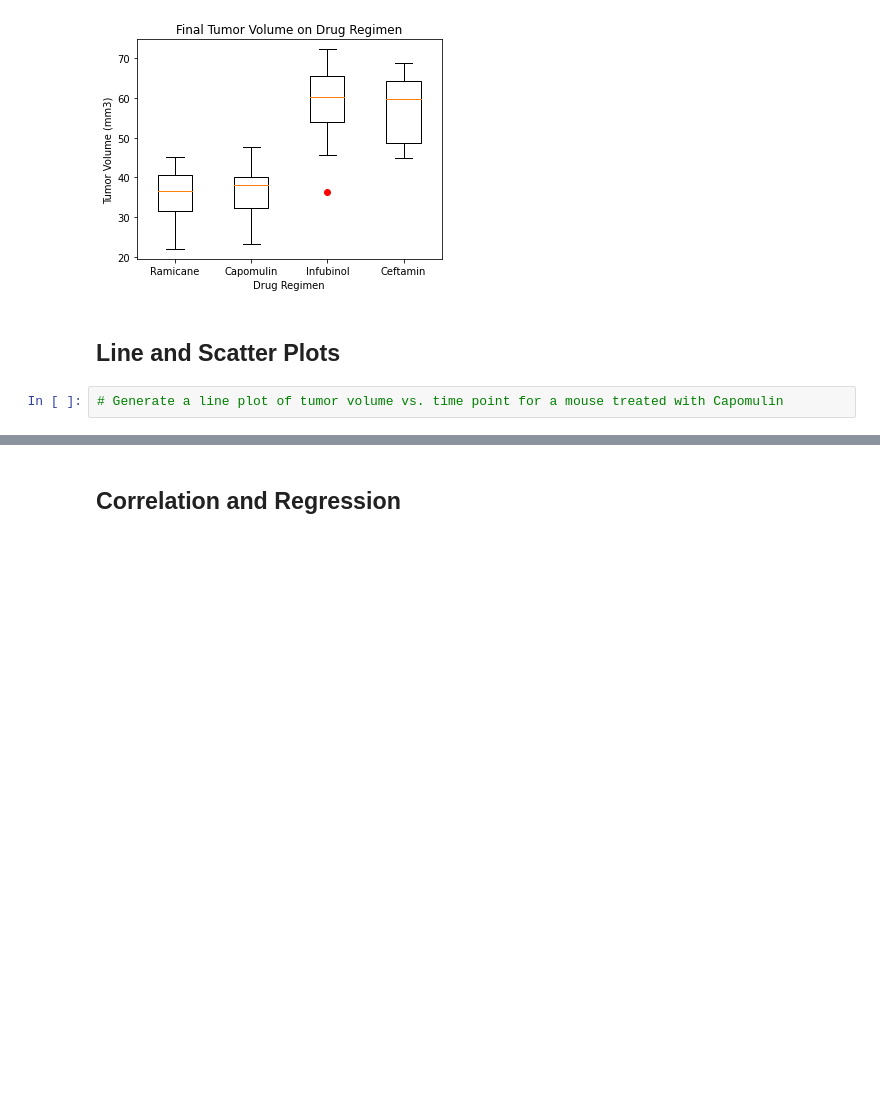
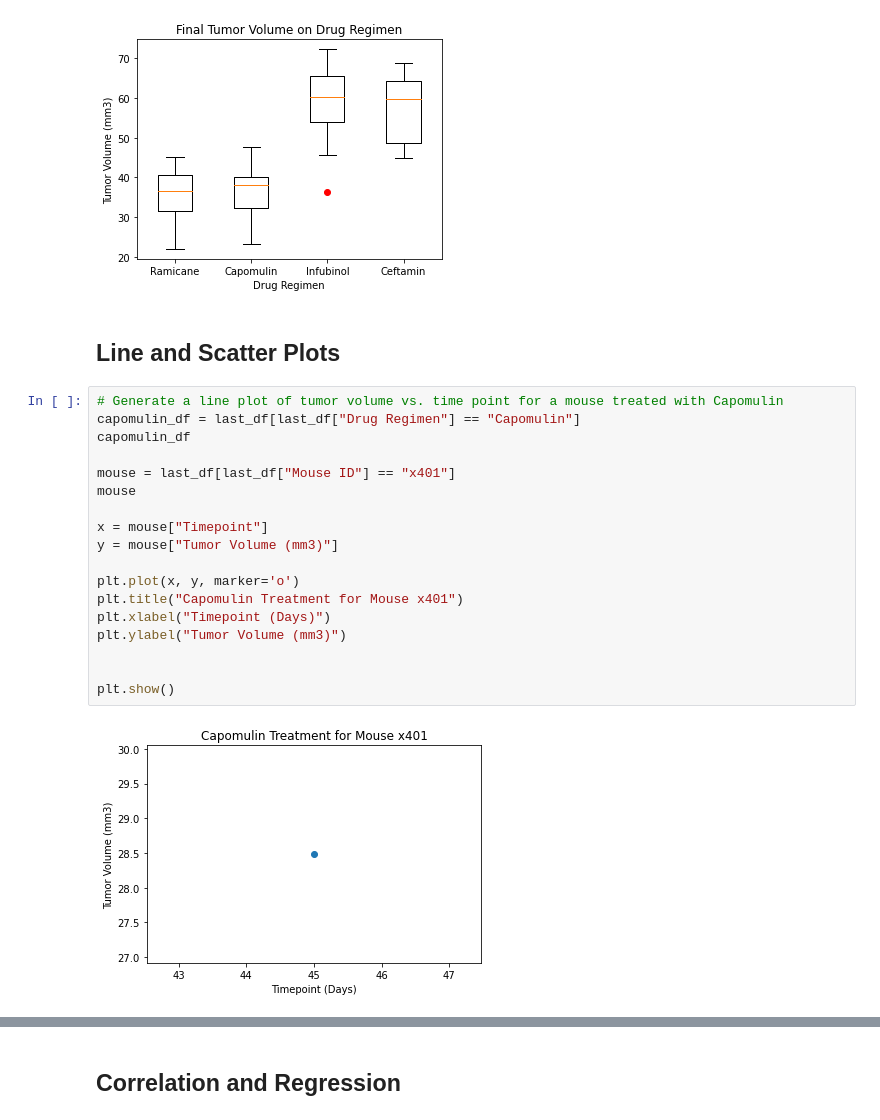
Before and after one commit to Ainash-Toleu/matplotlib-challenge, a Jupyter notebook: pymaceuticals_starter.ipynb, the cells around one changed output, grey strips where cells are left out. Saved outputs shown, nothing was run; the diff lists cells and outputs as text; blank space fills up the shorter version.

Commit message:
last version

```diff
--- a/pymaceuticals_starter.ipynb
+++ b/pymaceuticals_starter.ipynb
@@ -292,7 +298,25 @@ plt.show()
 [figure]
 # %% [markdown]
 ## Line and Scatter Plots
-# %%
-# Generate a line plot of tumor volume vs. time point for a mouse treated with Capomulin
+# %%
+# Generate a line plot of tumor volume vs. time point for a mouse treated with Capomulin
+capomulin_df = last_df[last_df["Drug Regimen"] == "Capomulin"]
+capomulin_df
+
+mouse = last_df[last_df["Mouse ID"] == "x401"]
+mouse
+
+x = mouse["Timepoint"]
+y = mouse["Tumor Volume (mm3)"]
+
+plt.plot(x, y, marker='o')
+plt.title("Capomulin Treatment for Mouse x401")
+plt.xlabel("Timepoint (Days)")
+plt.ylabel("Tumor Volume (mm3)")
+
+
+plt.show()
+# %% [output]
+[figure, added]
 # %%
 # Generate a scatter plot of average tumor volume vs. mouse weight for the Capomulin regimen
```
Also changed, not shown: parts of 7 cells of this notebook.
